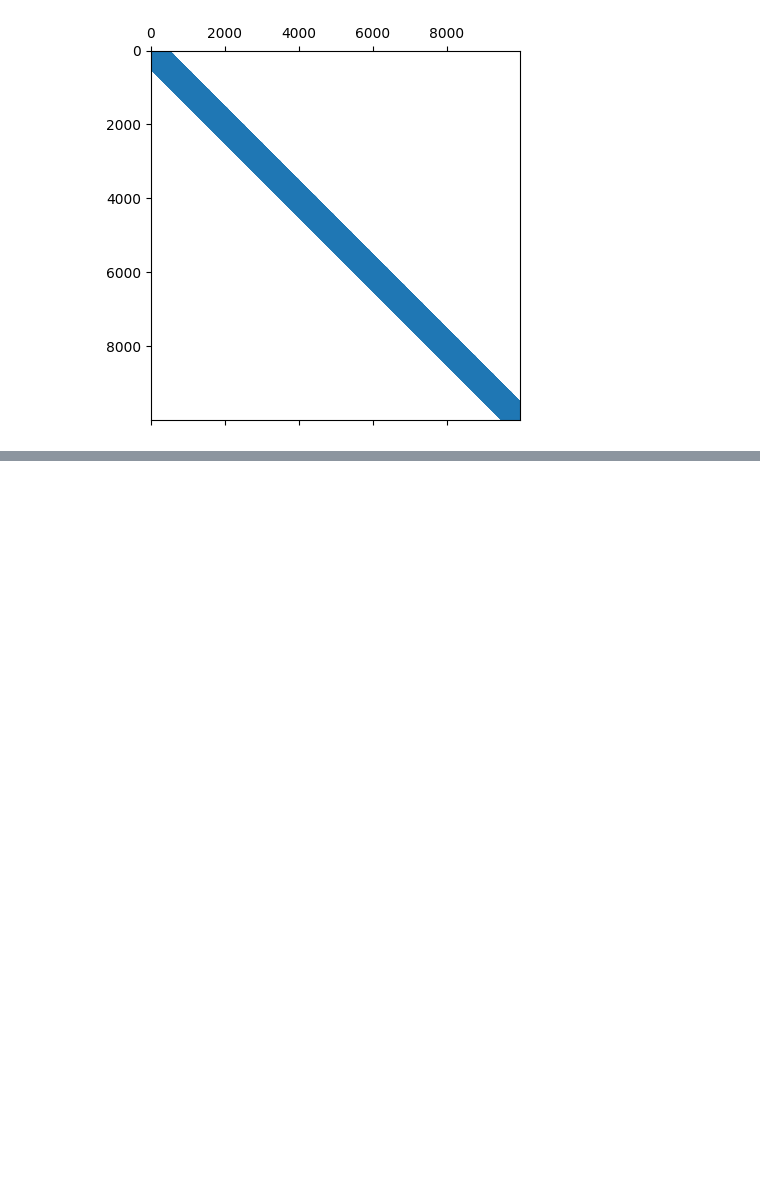
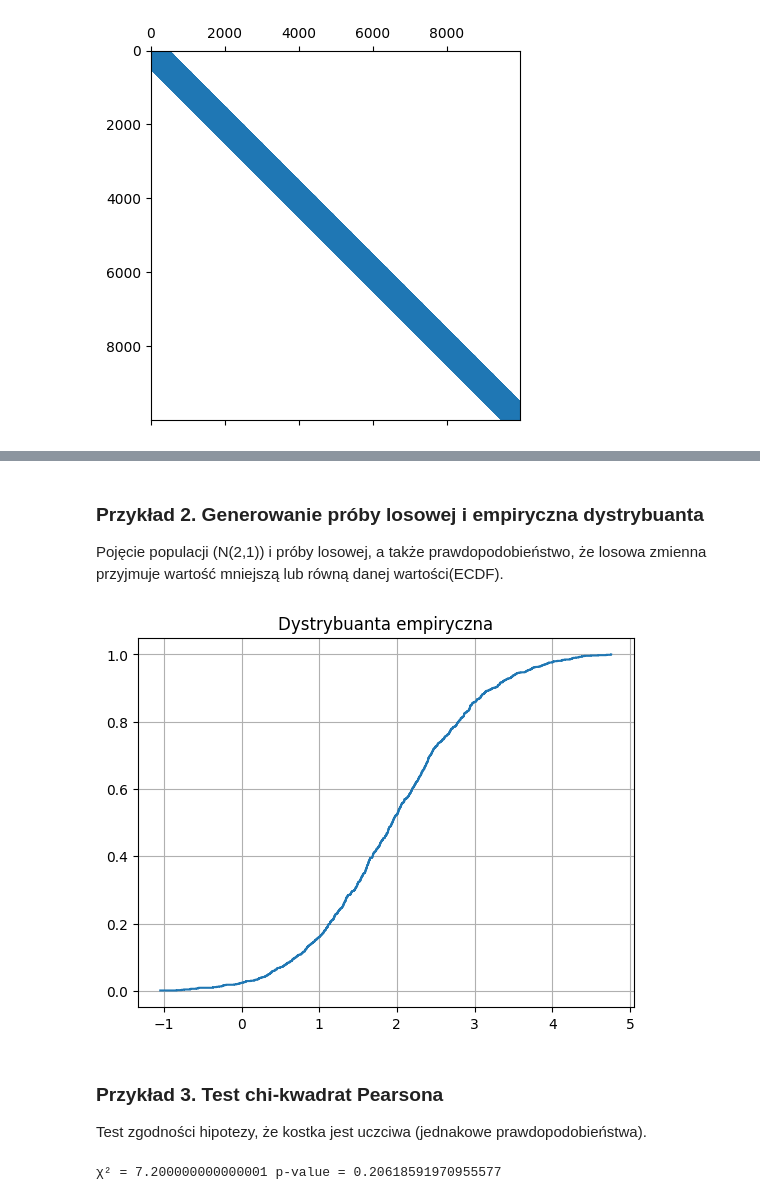
Before and after one commit to Haans001/scipy-prezentacja, a Jupyter notebook: index.ipynb, the cells around one changed output, grey strips where cells are left out. Drawn from its saved outputs; the diff is of its cells as text; code cells hidden in the pictures; blank space fills up the shorter version.

```diff
--- a/index.ipynb
+++ b/index.ipynb
@@ -558,0 +578,31 @@ T
+# %% [markdown]
+### Przykład 2. Generowanie próby losowej i empiryczna dystrybuanta
+
+Pojęcie populacji (N(2,1)) i próby losowej, a także prawdopodobieństwo, że losowa zmienna przyjmuje wartość mniejszą lub równą danej wartości(ECDF).
+# %%
+from scipy.stats import norm
+
+# próbka z N(μ=2,σ=1)
+sample = norm.rvs(loc=2, scale=1, size=1000, random_state=0)
+
+# empiryczna dystrybuanta (ECDF) – prosty sposób
+x = np.sort(sample)
+y = np.arange(1, len(x)+1) / len(x)
+plt.step(x, y, where="post"); plt.title("Dystrybuanta empiryczna"); plt.grid(); plt.show()
+# %% [output]
+[figure, added]
+# %% [markdown]
+### Przykład 3. Test chi-kwadrat Pearsona
+
+Test zgodności hipotezy, że kostka jest uczciwa (jednakowe prawdopodobieństwa).
+# %%
+from scipy.stats import chisquare
+
+# obserwacje z 6-ściennej kostki (rzut 60 razy)
+obs = np.bincount(np.random.randint(1,7, size=60), minlength=7)[1:]
+# spodziewane frekwencje
+exp = np.ones(6) * 10
+stat, p = chisquare(obs, exp)
+print("χ² =", stat, "p-value =", p)
+# %% [output]
+χ² = 7.200000000000001 p-value = 0.20618591970955577
```
Also changed, not shown: parts of 10 cells of this notebook.
